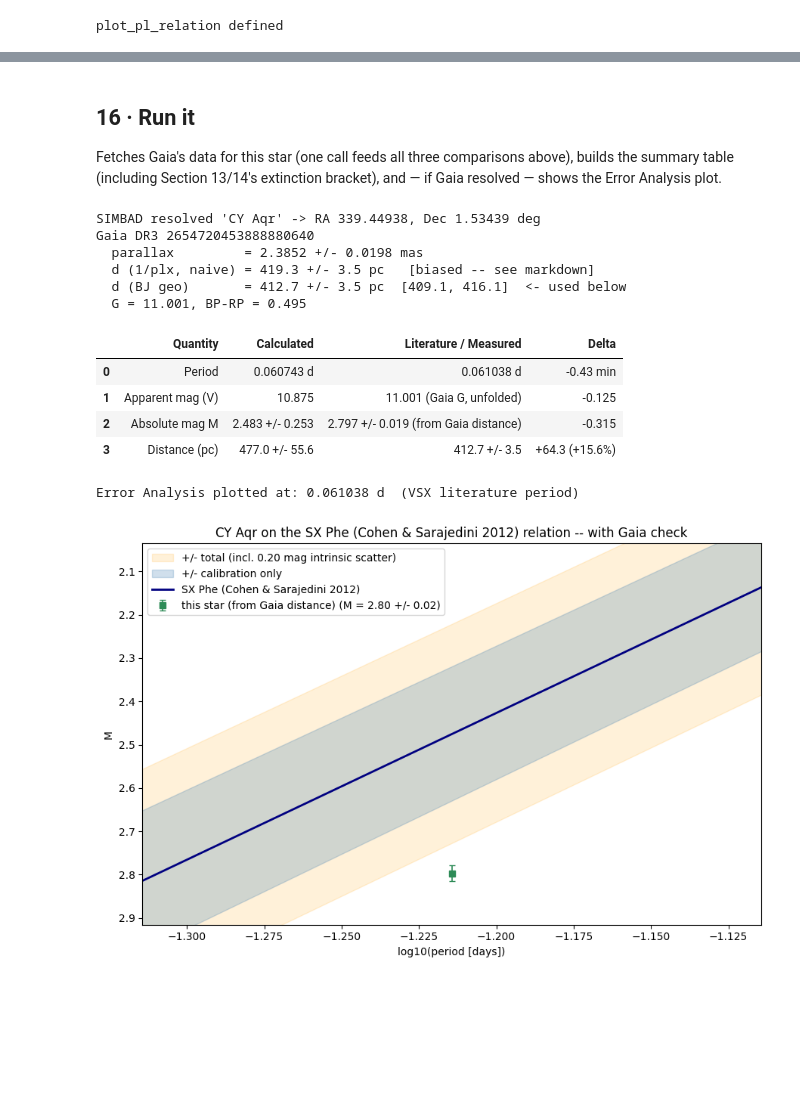
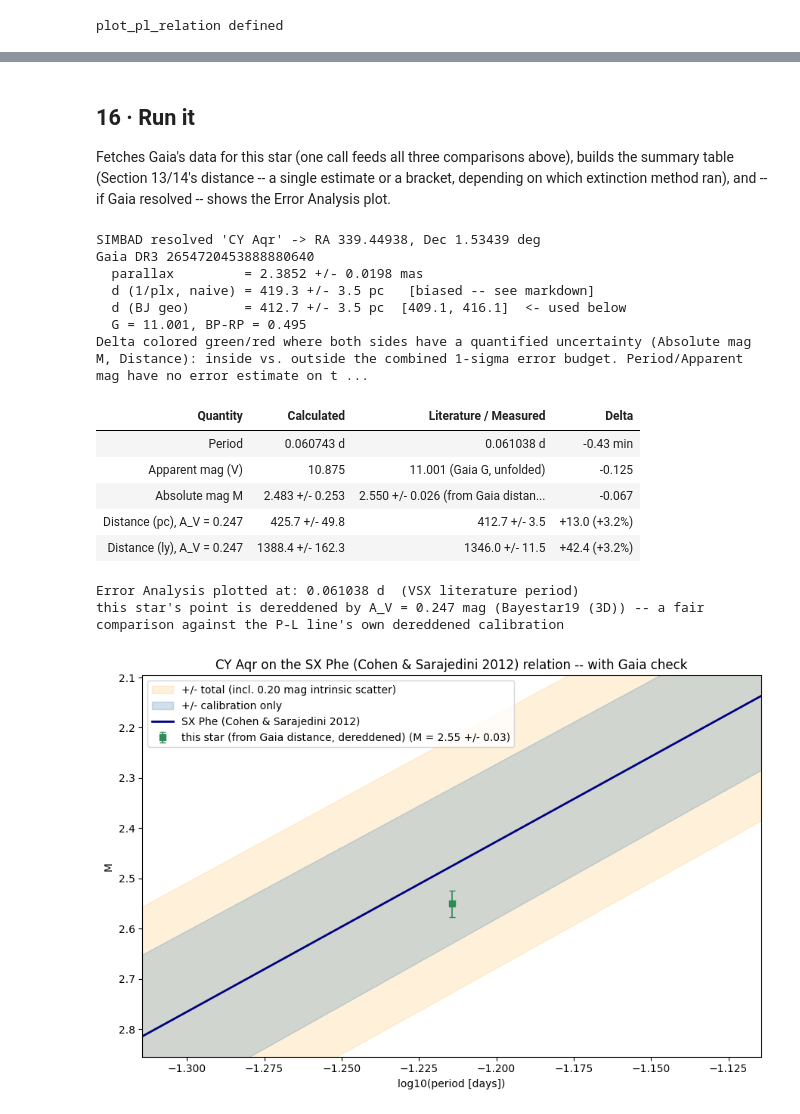
Before and after one commit to jeffrwatts/AstroPlannerData, a Jupyter notebook: variable_star_distance.ipynb, the cells around one changed output, grey strips where cells are left out. Saved outputs shown, nothing was run; the diff lists cells and outputs as text; code cells hidden in the pictures; blank space fills up the shorter version.

```diff
--- a/variable_star_distance.ipynb
+++ b/variable_star_distance.ipynb
@@ -175,10 +175,18 @@ P_MAX = None                # leave both None for the normal case. A fixed absol
 P_SEARCH_HALF_WIDTH_FRAC = 0.2   # +/- fraction of the VSX literature period to search when the
                                   # default window can't reach it -- same setting works for any star
                                   # since it's relative to that star's own looked-up period
+DUSTMAPS_DATA_DIR = ".dustmaps_data"   # where the local Bayestar19 3D dust map lives (Section
+                                       # 11/12) -- relative to this notebook's own directory. Needs
+                                       # `pip install dustmaps` and a one-time ~700 MB download
+                                       # (run ensure_bayestar_data() once, see Section 11/12); if
+                                       # the package or data aren't available, Section 11/12 falls
+                                       # back to the 2D IrsaDust bracket automatically -- nothing
+                                       # else in this notebook depends on this being set up.
 
 print(f"REPORT_PATH = {REPORT_PATH}")
 print(f"BAND = {BAND}, TARGET_NAME = {TARGET_NAME}, KNOWN_PERIOD = {KNOWN_PERIOD}, STAR_LABEL = {STAR_LABEL}")
 print(f"P_MIN = {P_MIN}, P_MAX = {P_MAX}, P_SEARCH_HALF_WIDTH_FRAC = {P_SEARCH_HALF_WIDTH_FRAC}")
+print(f"DUSTMAPS_DATA_DIR = {DUSTMAPS_DATA_DIR}")
 # %% [output]
 REPORT_PATH = /Users/jwatts/Documents/astrophotography/Photometry/CYAqr-09052026/Report/AAVSOReport_CY-Aqr_VBR_110Comp_104Check_TA_SA114.txt
 BAND = V, TARGET_NAME = None, KNOWN_PERIOD = None, STAR_LABEL = None
@@ -1317,8 +1620,9 @@ absmag_from_distance + resolve_coords + gaia_crosscheck + build_summary_table de
 ## 16 · Run it
 
 Fetches Gaia's data for this star (one call feeds all three comparisons
-above), builds the summary table (including Section 13/14's extinction
-bracket), and — if Gaia resolved — shows the Error Analysis plot.
+above), builds the summary table (Section 13/14's distance -- a single
+estimate or a bracket, depending on which extinction method ran), and --
+if Gaia resolved -- shows the Error Analysis plot.
 # %%
 if period is None:
     print("No period available -- run Stage 1 successfully first.")
@@ -1326,41 +1630,73 @@ else:
     gaia = gaia_crosscheck(name=label) if label else None
 
     if gaia is not None:
-        M_gaia, M_gaia_err = absmag_from_distance(m, gaia["d_bj_geo_pc"], gaia["d_bj_geo_err_pc"])
+        # Dereddened using Section 11/12's A_V_full -- see Section 15/16's markdown:
+        # the P-L line is calibrated on dereddened photometry, so this point needs
+        # the same real, physical extinction removed to be a fair comparison, not
+        # left at the default A_V=0 (which would still carry this star's actual
+        # foreground dust). Falls back to 0 (uncorrected) if both extinction
+        # lookups failed -- flagged below, not silently swapped in.
+        A_V_for_M = A_V_full if A_V_full is not None else 0.0
+        A_V_err_for_M = A_V_full_err if A_V_full is not None else 0.0
+        M_gaia, M_gaia_err = absmag_from_distance(
+            m, gaia["d_bj_geo_pc"], gaia["d_bj_geo_err_pc"],
+            A_V=A_V_for_M, A_V_err=A_V_err_for_M,
+        )
     else:
         M_gaia, M_gaia_err = None, None
 
     summary = build_summary_table(
         period, literature_period, m, M_V, M_err,
-        d_pc_noext, d_pc_noext_err, d_pc_fullext, d_pc_fullext_err,
+        d_pc_noext, d_pc_noext_err, d_pc_fullext, d_pc_fullext_err, A_V_full,
         BAND, gaia, M_gaia, M_gaia_err,
     )
-    display(summary)
+    print("Delta colored green/red where both sides have a quantified "
+          "uncertainty (Absolute mag M, Distance): inside vs. outside the "
+          "combined 1-sigma error budget. Period/Apparent mag have no error "
+          "estimate on this notebook's own side, so are left uncolored.")
+    display(
+        summary.style
+        .hide(axis="index")
+        .hide(axis="columns", subset=["_DeltaVal", "_CombinedErr"])
+        .apply(style_summary_row, axis=1)
+    )
 
     if gaia is None:
         print("\nError Analysis plot skipped -- Gaia unavailable for this run.")
     else:
         plot_period = literature_period if literature_period else period
         period_source = "VSX literature period" if literature_period else "recovered period (no VSX period found)"
         print(f"\nError Analysis plotted at: {plot_period:.6f} d  ({period_source})")
+        if A_V_full is not None:
+            print(f"this star's point is dereddened by A_V = {A_V_full:.3f} mag "
+                  f"({extinction_method}) -- a fair comparison against the P-L line's "
+                  "own dereddened calibration")
+            point_label = "this star (from Gaia distance, dereddened)"
+        else:
+            print("extinction lookup unavailable -- this star's point is NOT dereddened "
+                  "(A_V=0), so it isn't a clean test of the P-L line's calibration")
+            point_label = "this star (from Gaia distance, NOT dereddened)"
 
         fig, ax = plot_pl_relation(
             RELATION_NAME, plot_period,
             title=f"{label} on the {PL_RELATIONS[RELATION_NAME]['label']} relation -- with Gaia check",
-            extra_point=(plot_period, M_gaia, M_gaia_err, "this star (from Gaia distance)"),
+            extra_point=(plot_period, M_gaia, M_gaia_err, point_label),
         )
         plt.show()
 # %% [output]
 SIMBAD resolved 'CY Aqr' -> RA 339.44938, Dec 1.53439 deg
 Gaia DR3 2654720453888880640
   parallax         = 2.3852 +/- 0.0198 mas
   d (1/plx, naive) = 419.3 +/- 3.5 pc   [biased -- see markdown]
   d (BJ geo)       = 412.7 +/- 3.5 pc  [409.1, 416.1]  <- used below
   G = 11.001, BP-RP = 0.495
+Delta colored green/red where both sides have a quantified uncertainty (Absolute mag M, Distance): inside vs. outside the combined 1-sigma error budget. Period/Apparent mag have no error estimate on t ...
-|  | Quantity | Calculated | Literature / Measured | Delta |
-| 0 | Period | 0.060743 d | 0.061038 d | -0.43 min |
-| 1 | Apparent mag (V) | 10.875 | 11.001 (Gaia G, unfolded) | -0.125 |
-| 2 | Absolute mag M | 2.483 +/- 0.253 | 2.797 +/- 0.019 (from Gaia distance) | -0.315 |
-| 3 | Distance (pc) | 477.0 +/- 55.6 | 412.7 +/- 3.5 | +64.3 (+15.6%) |
+| Quantity | Calculated | Literature / Measured | Delta |
+| Period | 0.060743 d | 0.061038 d | -0.43 min |
+| Apparent mag (V) | 10.875 | 11.001 (Gaia G, unfolded) | -0.125 |
+| Absolute mag M | 2.483 +/- 0.253 | 2.550 +/- 0.026 (from Gaia distan... | -0.067 |
+| Distance (pc), A_V = 0.247 | 425.7 +/- 49.8 | 412.7 +/- 3.5 | +13.0 (+3.2%) |
+| Distance (ly), A_V = 0.247 | 1388.4 +/- 162.3 | 1346.0 +/- 11.5 | +42.4 (+3.2%) |
 Error Analysis plotted at: 0.061038 d  (VSX literature period)
+this star's point is dereddened by A_V = 0.247 mag (Bayestar19 (3D)) -- a fair comparison against the P-L line's own dereddened calibration
-[figure, old version]
+[figure, new version]
```
Also changed, not shown: parts of 10 cells of this notebook.
